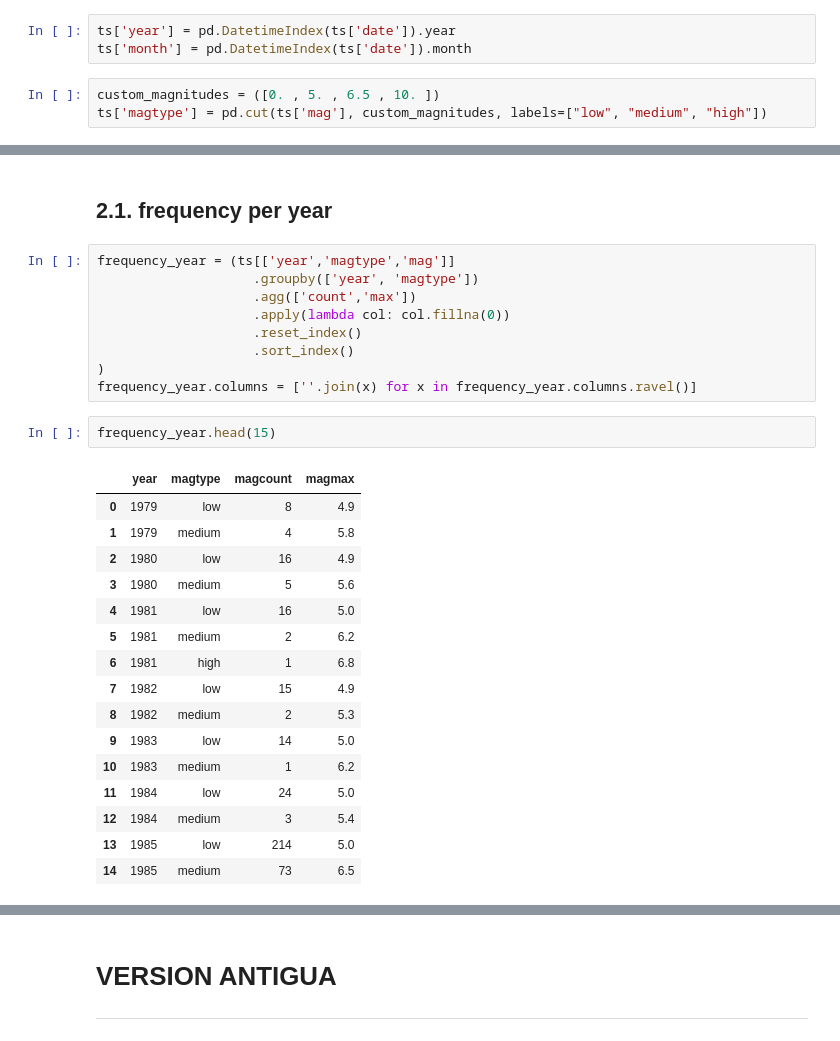
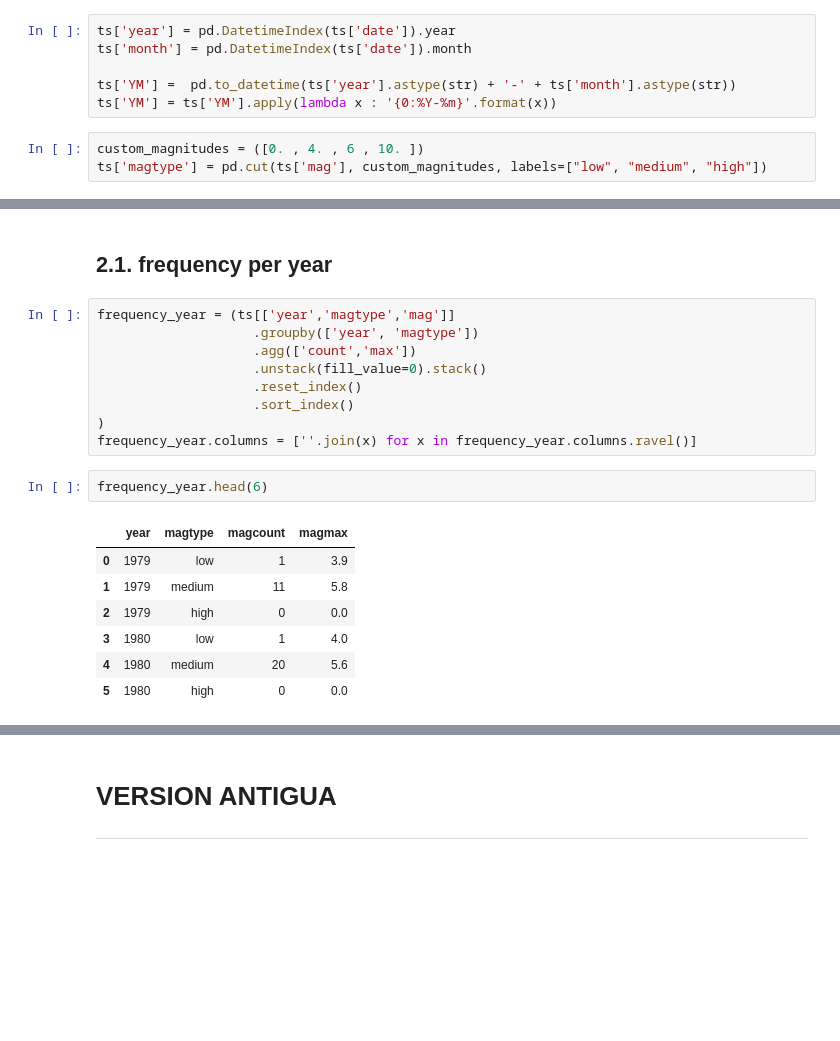
Before and after one commit to HitosVilla/TFM_Earthquake_Prediction, a Jupyter notebook: TFM_1_Data.ipynb, the cells around one changed output, grey strips where cells are left out. Saved outputs shown, nothing was run; the diff lists cells and outputs as text; blank space fills up the shorter version.

```diff
--- a/TFM_1_Data.ipynb
+++ b/TFM_1_Data.ipynb
@@ -125,8 +130,11 @@ array([[<matplotlib.axes._subplots.AxesSubplot object at 0x...>,
 # %%
 ts['year'] = pd.DatetimeIndex(ts['date']).year
 ts['month'] = pd.DatetimeIndex(ts['date']).month
+
+ts['YM'] =  pd.to_datetime(ts['year'].astype(str) + '-' + ts['month'].astype(str))
+ts['YM'] = ts['YM'].apply(lambda x : '{0:%Y-%m}'.format(x))
 # %%
-custom_magnitudes = ([0. , 5. , 6.5 , 10. ])
+custom_magnitudes = ([0. , 4. , 6 , 10. ])
 ts['magtype'] = pd.cut(ts['mag'], custom_magnitudes, labels=["low", "medium", "high"])
 # %%
 ts.head(2)
@@ -157,27 +166,18 @@ dtype: object
 frequency_year = (ts[['year','magtype','mag']]
                     .groupby(['year', 'magtype'])
                     .agg(['count','max'])
-                    .apply(lambda col: col.fillna(0))
+                    .unstack(fill_value=0).stack()
                     .reset_index()
                     .sort_index()
 )
 frequency_year.columns = [''.join(x) for x in frequency_year.columns.ravel()]
 # %%
-frequency_year.head(15)
+frequency_year.head(6)
 # %% [output]
 |  | year | magtype | magcount | magmax |
-| 0 | 1979 | low | 8 | 4.9 |
-| 1 | 1979 | medium | 4 | 5.8 |
-| 2 | 1980 | low | 16 | 4.9 |
-| 3 | 1980 | medium | 5 | 5.6 |
-| 4 | 1981 | low | 16 | 5.0 |
-| 5 | 1981 | medium | 2 | 6.2 |
-| 6 | 1981 | high | 1 | 6.8 |
-| 7 | 1982 | low | 15 | 4.9 |
-| 8 | 1982 | medium | 2 | 5.3 |
-| 9 | 1983 | low | 14 | 5.0 |
-| 10 | 1983 | medium | 1 | 6.2 |
-| 11 | 1984 | low | 24 | 5.0 |
-| 12 | 1984 | medium | 3 | 5.4 |
-| 13 | 1985 | low | 214 | 5.0 |
-| 14 | 1985 | medium | 73 | 6.5 |
+| 0 | 1979 | low | 1 | 3.9 |
+| 1 | 1979 | medium | 11 | 5.8 |
+| 2 | 1979 | high | 0 | 0.0 |
+| 3 | 1980 | low | 1 | 4.0 |
+| 4 | 1980 | medium | 20 | 5.6 |
+| 5 | 1980 | high | 0 | 0.0 |
```
Also changed, not shown: parts of 16 cells of this notebook.
